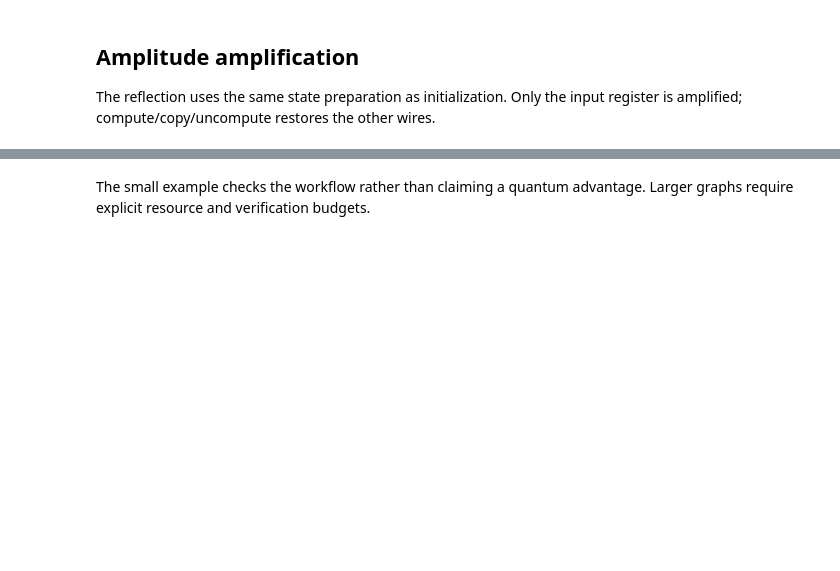
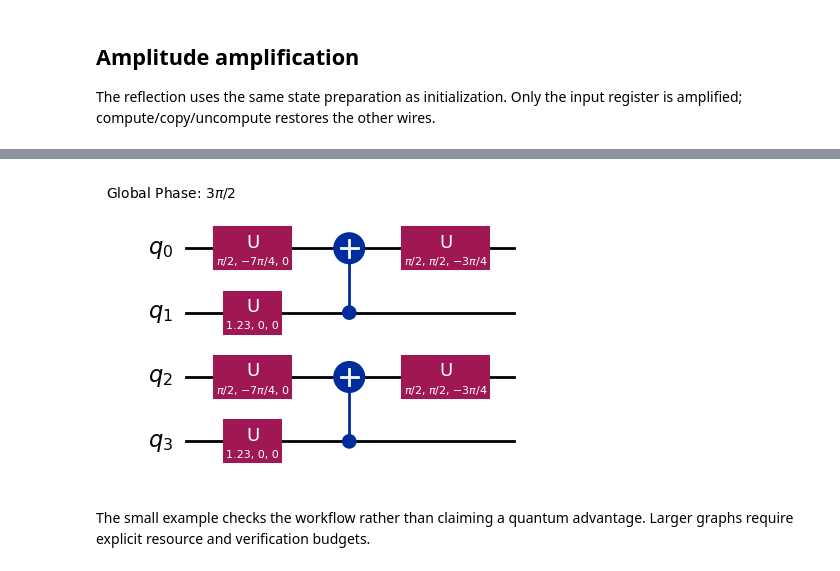
Before and after one commit to TheBarzani/logique, a Jupyter notebook: experiments/tutorials/graph_coloring.ipynb, the cells around one changed output, grey strips where cells are left out. Drawn from its saved outputs; the diff is of its cells as text; code cells hidden in the pictures; blank space fills up the shorter version.

```diff
--- a/experiments/tutorials/graph_coloring.ipynb
+++ b/experiments/tutorials/graph_coloring.ipynb
@@ -47,2 +92,6 @@ export_result(result, OUT, "edge")
+# %%
+display(preparation.decompose().decompose().decompose().decompose().draw("mpl"))
+# %% [output]
+[figure, added]
 # %% [markdown]
 The small example checks the workflow rather than claiming a quantum advantage. Larger graphs require explicit resource and verification budgets.
```
Also changed, not shown: parts of 3 cells of this notebook, 2 other files.
